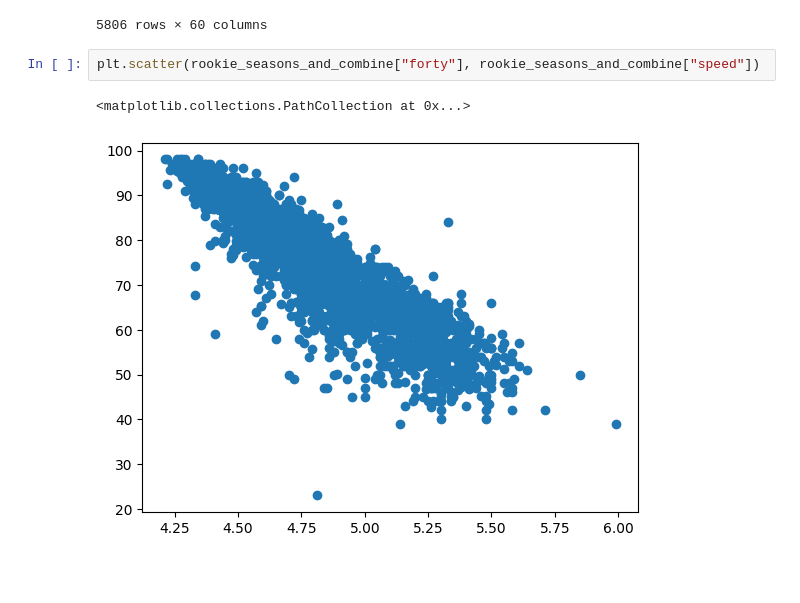
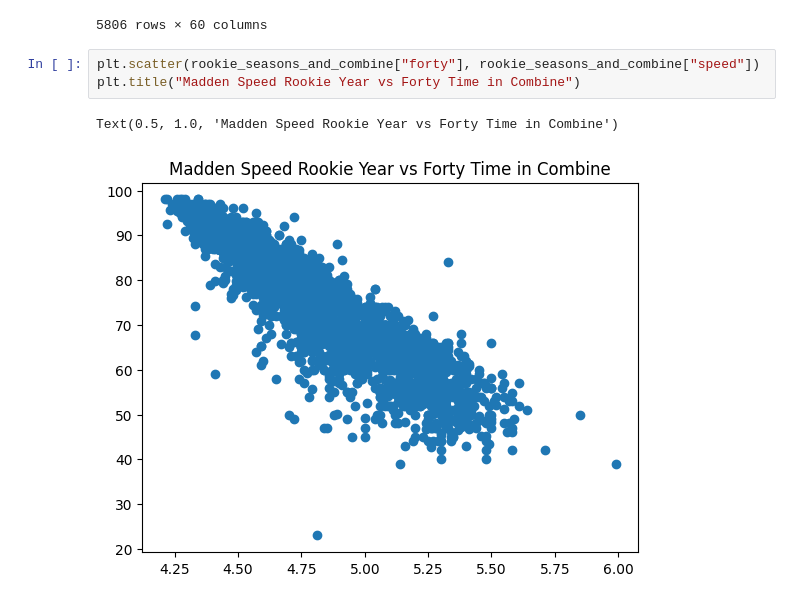
Before and after one commit to CharlieHubbard7/NFLResearch, a Jupyter notebook: (6_16_26)_NFL_Research.ipynb, the cells around one changed output. Cells and saved outputs as stored; diff of their text form; blank space fills up the shorter version.

```diff
--- a/(6_16_26)_NFL_Research.ipynb
+++ b/(6_16_26)_NFL_Research.ipynb
@@ -723,6 +1137,7 @@ rookie_seasons_and_combine
 5806 rows × 60 columns
 # %%
 plt.scatter(rookie_seasons_and_combine["forty"], rookie_seasons_and_combine["speed"])
+plt.title("Madden Speed Rookie Year vs Forty Time in Combine")
 # %% [output]
-<matplotlib.collections.PathCollection at 0x...>
+Text(0.5, 1.0, 'Madden Speed Rookie Year vs Forty Time in Combine')
-[figure, old version]
+[figure, new version]
```
Also changed, not shown: parts of 23 cells of this notebook.
